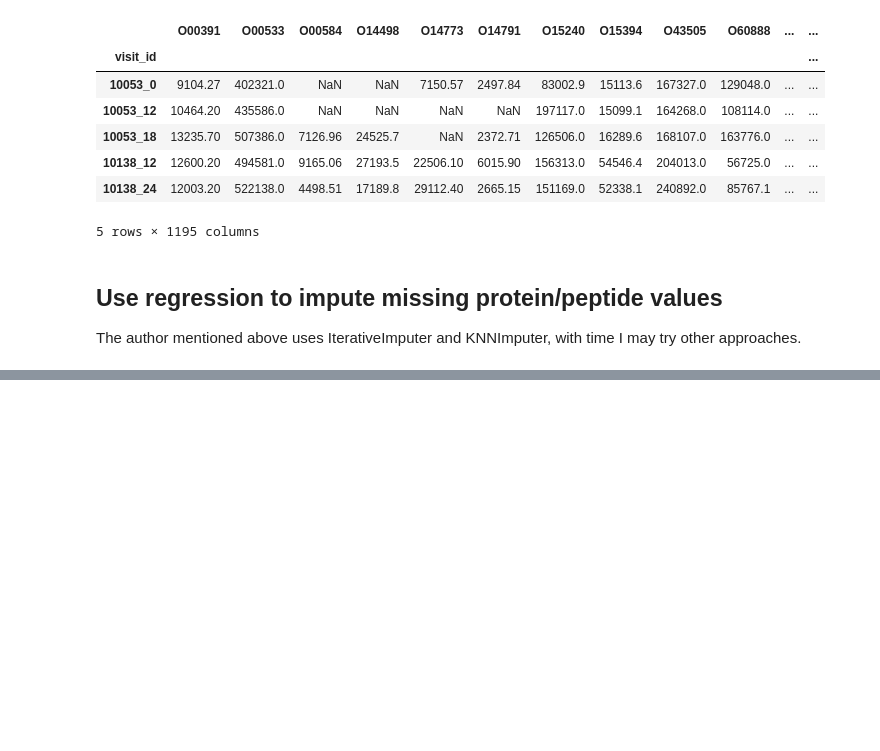
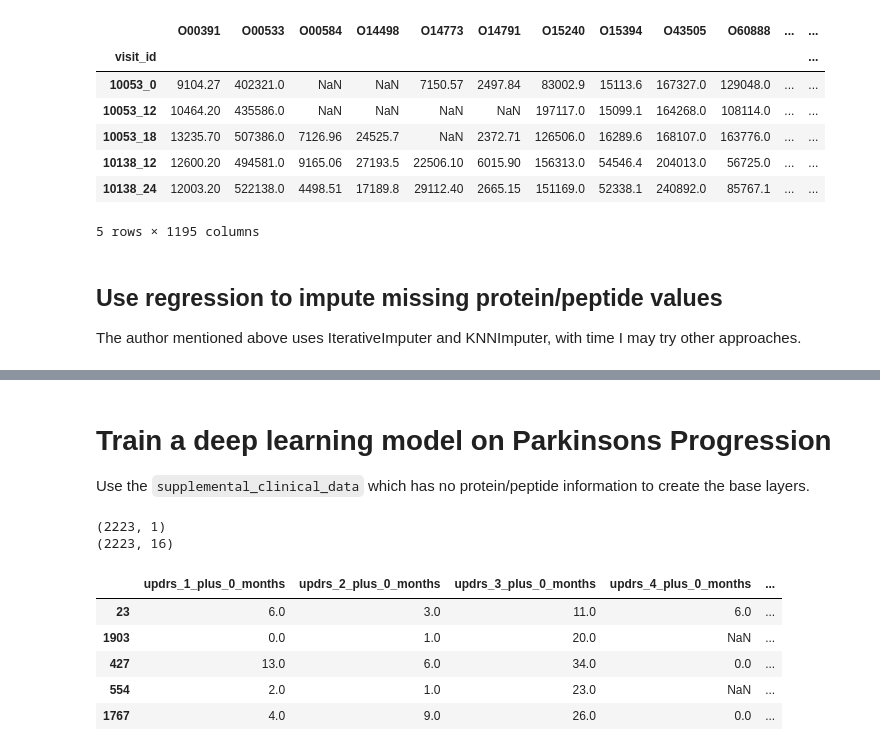
Before and after one commit to s-feinstein/SCS_3546_024-Deep-Learning, a Jupyter notebook: Term-Project/parkinsons-progression-pred.ipynb, the cells around one changed output, grey strips where cells are left out. Saved outputs shown, nothing was run; the diff lists cells and outputs as text; code cells hidden in the pictures; blank space fills up the shorter version.

Commit message:
Kaggle Notebook | Parkinsons Progression Pred | Version 4

```diff
--- a/Term-Project/parkinsons-progression-pred.ipynb
+++ b/Term-Project/parkinsons-progression-pred.ipynb
@@ -373,0 +374,33 @@ Wall time: 11.3 s
+# %% [markdown]
+# Train a deep learning model on Parkinsons Progression
+
+Use the `supplemental_clinical_data` which has no protein/peptide information to create the base layers.
+# %%
+# Split the supplemental_clinical_data into a train/test set
+from sklearn.model_selection import train_test_split
+
+# Split the post-processed supplemental into data and labels
+supp_X = supp_clinical_df_pp[['visit_month']].reset_index(drop=True)
+supp_y = supp_clinical_df_pp.drop(columns=['patient_id', 'visit_month', 'upd23b_clinical_state_on_medication'],).reset_index(drop=True)
+
+supp_X.head()
+supp_y.head()
+
+print(supp_X.shape)
+print(supp_y.shape)
+
+# Split 80/20 into train and test data
+# Not sure if we'll end up using this or k-fold cv
+pre_train_X, pre_test_X, pre_train_y, pre_test_y = train_test_split(supp_X, supp_y, test_size=0.2, random_state=42)
+
+pre_train_X.head()
+pre_train_y.head()
+# %% [output]
+(2223, 1)
+(2223, 16)
+|  | updrs_1_plus_0_months | updrs_2_plus_0_months | updrs_3_plus_0_months | updrs_4_plus_0_months | ... |
+| 23 | 6.0 | 3.0 | 11.0 | 6.0 | ... |
+| 1903 | 0.0 | 1.0 | 20.0 | NaN | ... |
+| 427 | 13.0 | 6.0 | 34.0 | 0.0 | ... |
+| 554 | 2.0 | 1.0 | 23.0 | NaN | ... |
+| 1767 | 4.0 | 9.0 | 26.0 | 0.0 | ... |
```
Also changed, not shown: parts of 6 cells of this notebook.
